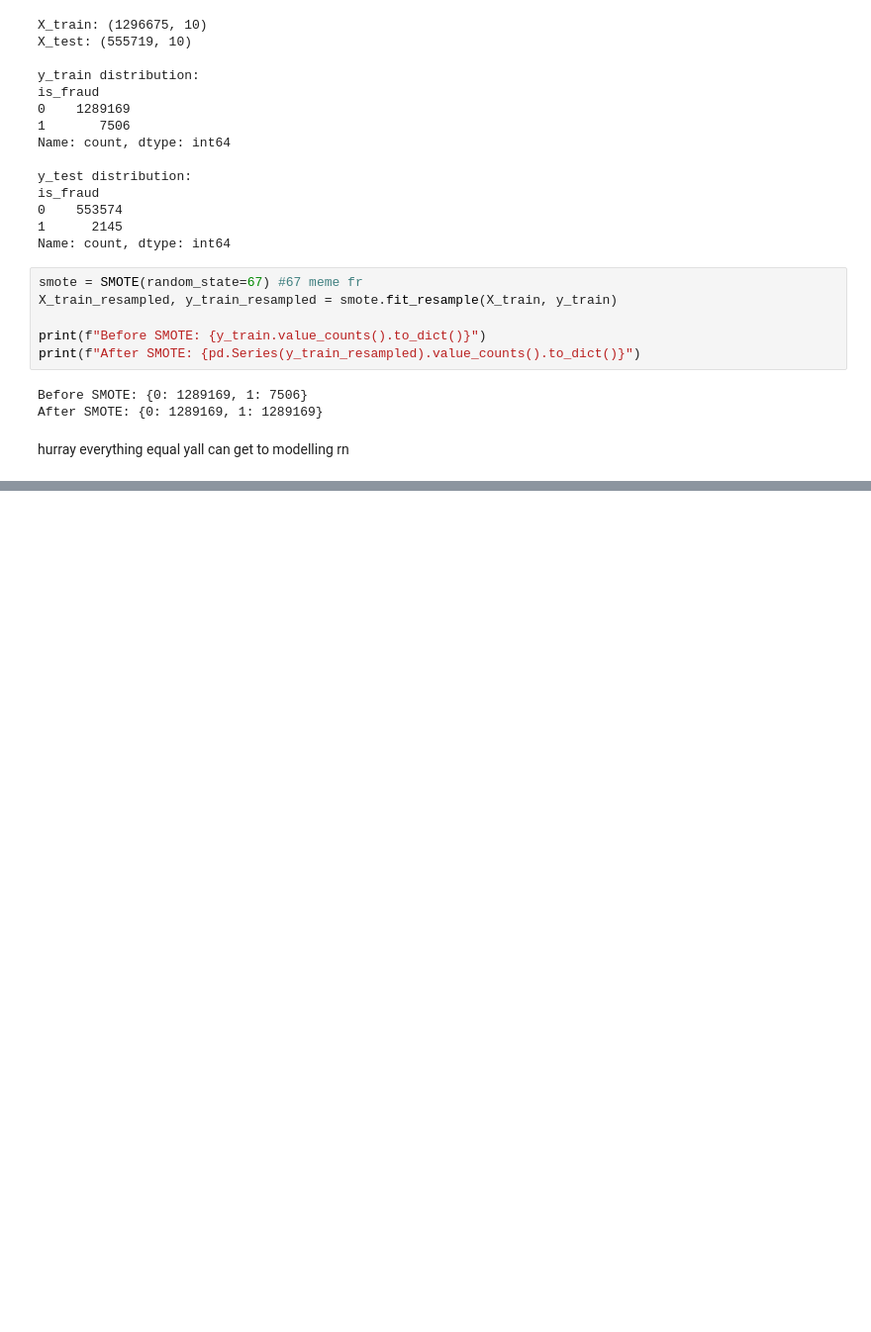
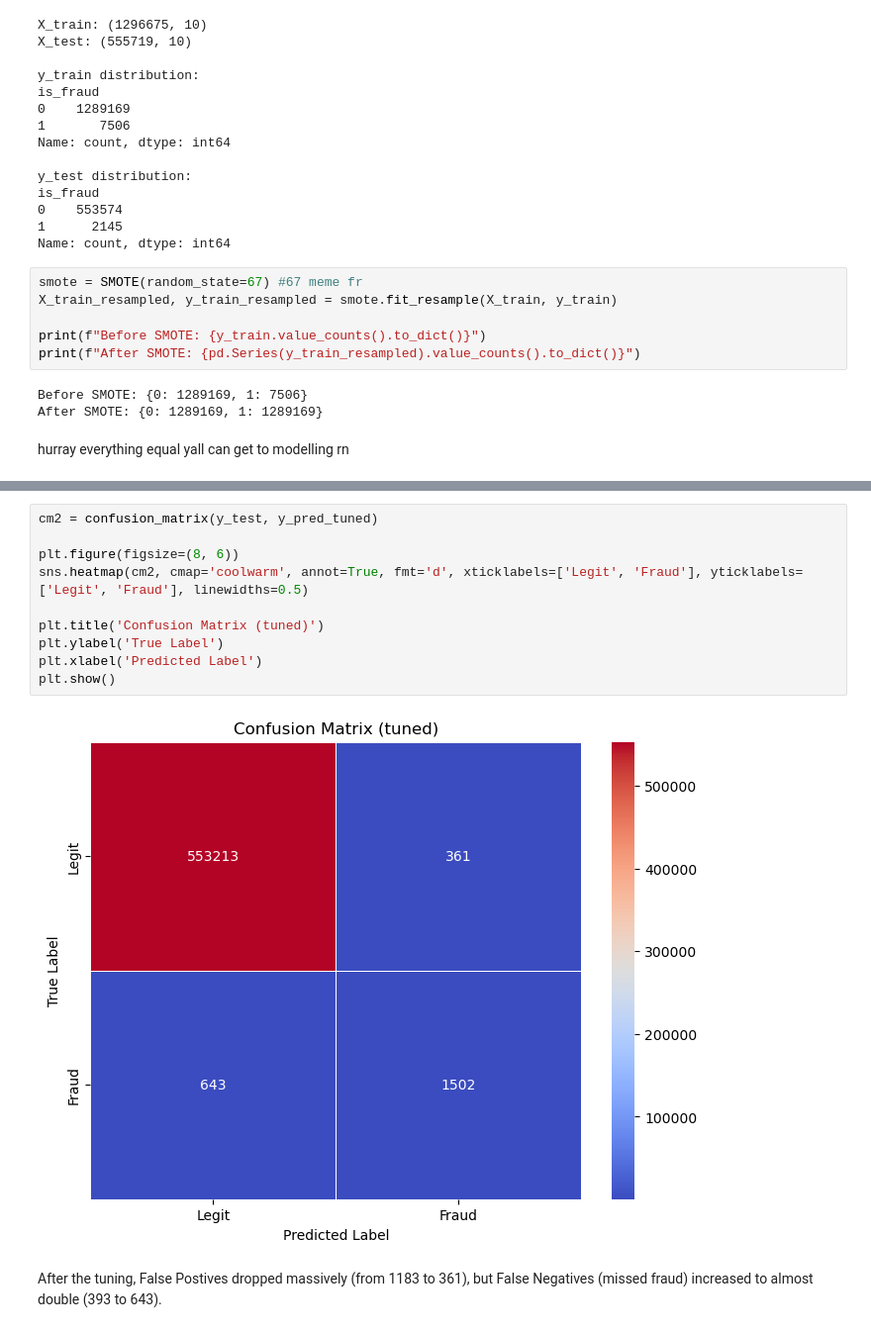
Before and after one commit to Tanjinul/INF2179-ML-Final-Project, a Jupyter notebook: Data_Cleaning_Exploratory.ipynb, the cells around one changed output, grey strips where cells are left out. Shown at 99% size. Drawn from its saved outputs; the diff is of its cells as text; blank space fills up the shorter version.

```diff
--- a/Data_Cleaning_Exploratory.ipynb
+++ b/Data_Cleaning_Exploratory.ipynb
@@ -319,0 +429,14 @@ hurray everything equal yall can get to modelling rn
+# %%
+cm2 = confusion_matrix(y_test, y_pred_tuned)
+
+plt.figure(figsize=(8, 6))
+sns.heatmap(cm2, cmap='coolwarm', annot=True, fmt='d', xticklabels=['Legit', 'Fraud'], yticklabels=['Legit', 'Fraud'], linewidths=0.5)
+
+plt.title('Confusion Matrix (tuned)')
+plt.ylabel('True Label')
+plt.xlabel('Predicted Label')
+plt.show()
+# %% [output]
+[figure, added]
+# %% [markdown]
+After the tuning, False Postives dropped massively (from 1183 to 361), but False Negatives (missed fraud) increased to almost double (393 to 643).
```
Also changed, not shown: parts of 9 cells of this notebook.
